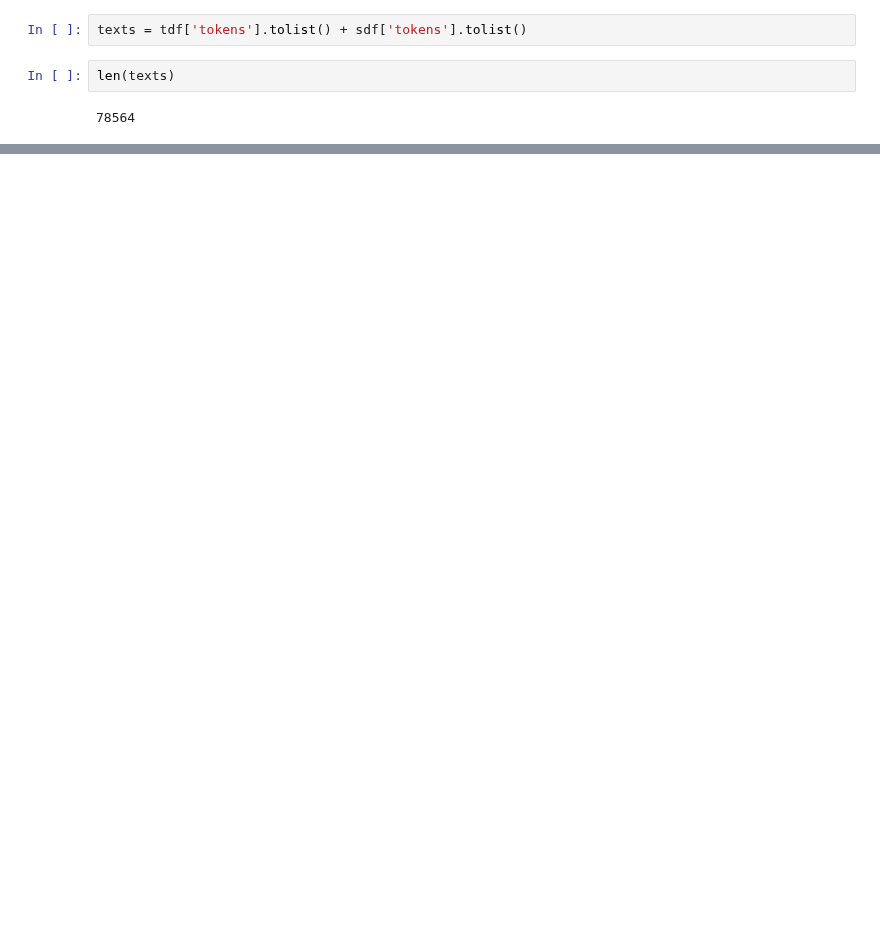
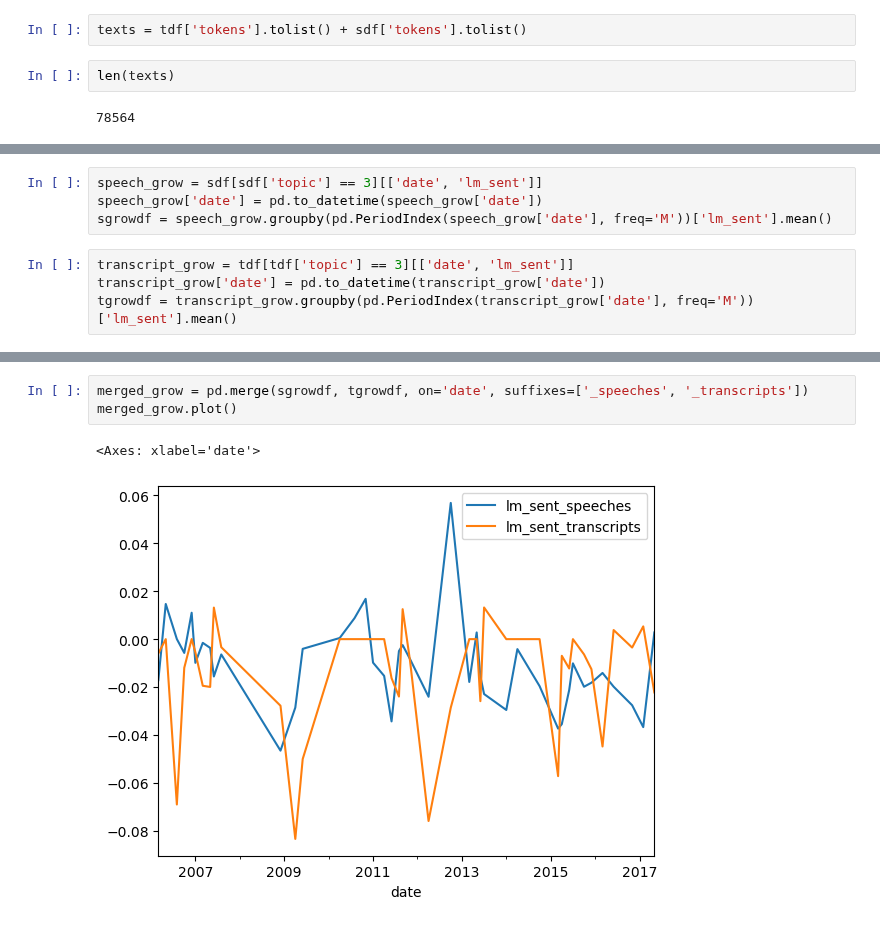
Before and after one commit to bendurham441/fed-nlp, a Jupyter notebook: topic_modelling.ipynb, the cells around one changed output, grey strips where cells are left out. Saved outputs shown, nothing was run; the diff lists cells and outputs as text; blank space fills up the shorter version.

```diff
--- a/topic_modelling.ipynb
+++ b/topic_modelling.ipynb
@@ -59,0 +255,8 @@ ldamodel.show_topics(10, 10)
+# %%
+speech_grow = sdf[sdf['topic'] == 3][['date', 'lm_sent']]
+speech_grow['date'] = pd.to_datetime(speech_grow['date'])
+sgrowdf = speech_grow.groupby(pd.PeriodIndex(speech_grow['date'], freq='M'))['lm_sent'].mean()
+# %%
+transcript_grow = tdf[tdf['topic'] == 3][['date', 'lm_sent']]
+transcript_grow['date'] = pd.to_datetime(transcript_grow['date'])
+tgrowdf = transcript_grow.groupby(pd.PeriodIndex(transcript_grow['date'], freq='M'))['lm_sent'].mean()
@@ -59,0 +286,6 @@ ldamodel.show_topics(10, 10)
+# %%
+merged_grow = pd.merge(sgrowdf, tgrowdf, on='date', suffixes=['_speeches', '_transcripts'])
+merged_grow.plot()
+# %% [output]
+<Axes: xlabel='date'>
+[figure, added]
```
Also changed, not shown: parts of 30 cells of this notebook.
